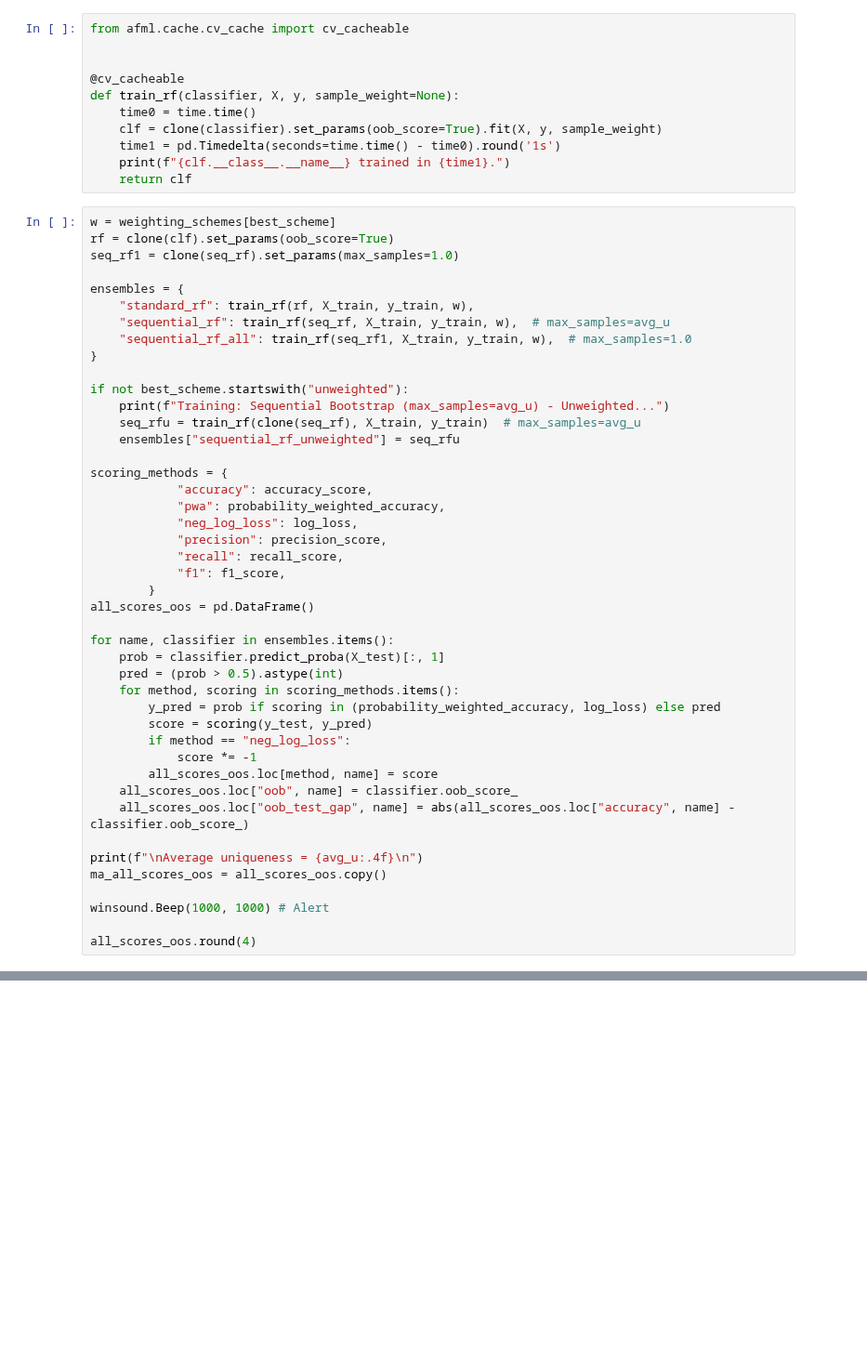
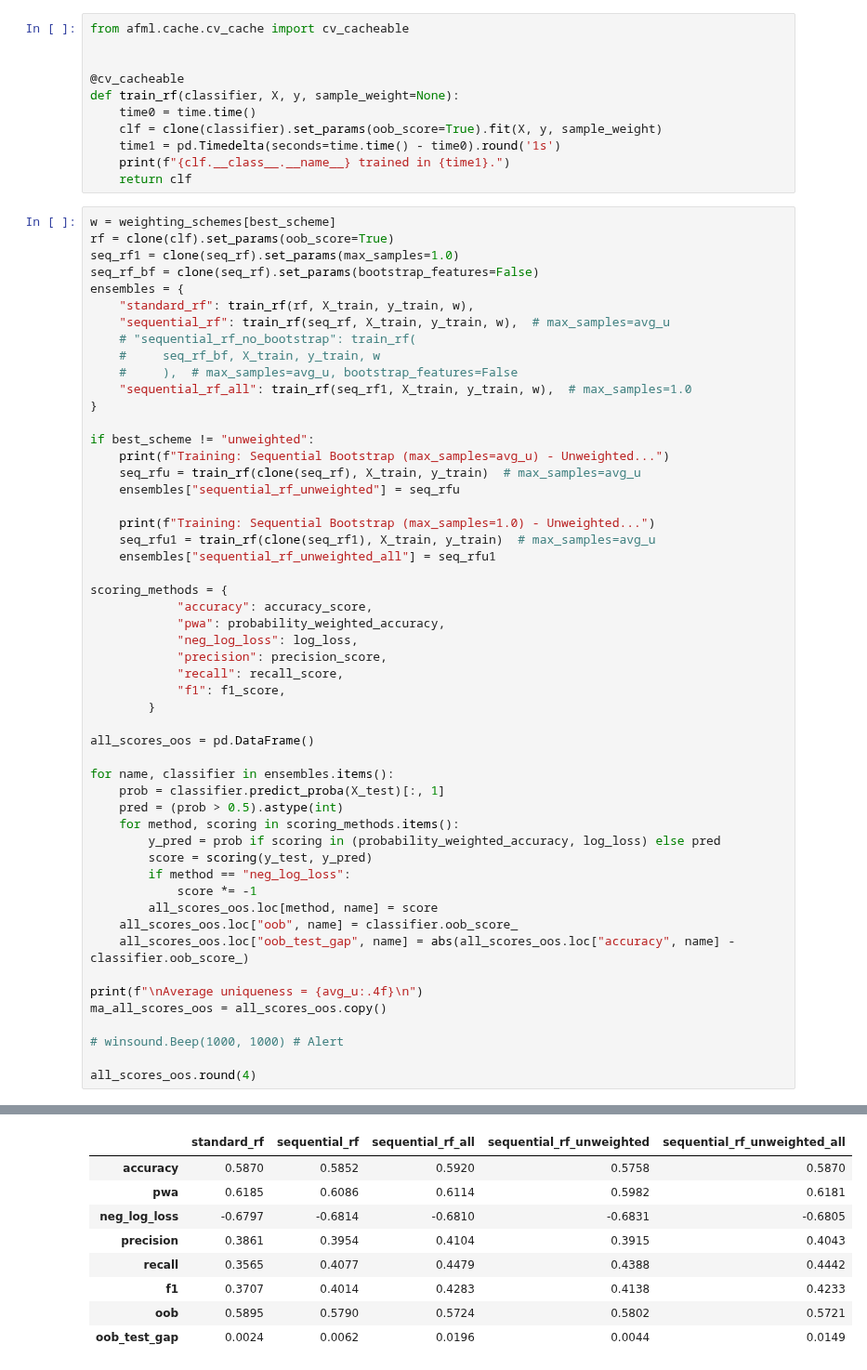
Before and after one commit to pnjoroge54/Machine-Learning-Blueprint, a Jupyter notebook: notebooks/Part_4_and_5-Sample Weights.ipynb, the cells around one changed output, grey strips where cells are left out. Shown at 93% size. Saved outputs shown, nothing was run; the diff lists cells and outputs as text; blank space fills up the shorter version.

```diff
--- a/notebooks/Part_4_and_5-Sample Weights.ipynb
+++ b/notebooks/Part_4_and_5-Sample Weights.ipynb
@@ -865,17 +865,24 @@ def train_rf(classifier, X, y, sample_weight=None):
 w = weighting_schemes[best_scheme]
 rf = clone(clf).set_params(oob_score=True)
 seq_rf1 = clone(seq_rf).set_params(max_samples=1.0)
-
+seq_rf_bf = clone(seq_rf).set_params(bootstrap_features=False)
 ensembles = {
     "standard_rf": train_rf(rf, X_train, y_train, w),
     "sequential_rf": train_rf(seq_rf, X_train, y_train, w),  # max_samples=avg_u
+    # "sequential_rf_no_bootstrap": train_rf(
+    #     seq_rf_bf, X_train, y_train, w
+    #     ),  # max_samples=avg_u, bootstrap_features=False
     "sequential_rf_all": train_rf(seq_rf1, X_train, y_train, w),  # max_samples=1.0
 }
 
-if not best_scheme.startswith("unweighted"):
+if best_scheme != "unweighted":
     print(f"Training: Sequential Bootstrap (max_samples=avg_u) - Unweighted...")
     seq_rfu = train_rf(clone(seq_rf), X_train, y_train)  # max_samples=avg_u
     ensembles["sequential_rf_unweighted"] = seq_rfu
+
+    print(f"Training: Sequential Bootstrap (max_samples=1.0) - Unweighted...")
+    seq_rfu1 = train_rf(clone(seq_rf1), X_train, y_train)  # max_samples=avg_u
+    ensembles["sequential_rf_unweighted_all"] = seq_rfu1
 
 scoring_methods = {
             "accuracy": accuracy_score,
@@ -885,6 +892,7 @@ scoring_methods = {
             "recall": recall_score,
             "f1": f1_score,
         }
+
 all_scores_oos = pd.DataFrame()
 
 for name, classifier in ensembles.items():
@@ -902,7 +910,7 @@ for name, classifier in ensembles.items():
 print(f"\nAverage uniqueness = {avg_u:.4f}\n")
 ma_all_scores_oos = all_scores_oos.copy()
 
-winsound.Beep(1000, 1000) # Alert
+# winsound.Beep(1000, 1000) # Alert
 
 all_scores_oos.round(4)
 # %% [output]
@@ -913 +925,10 @@ RandomForestClassifier trained in 0 days 00:00:02.
+|  | standard_rf | sequential_rf | sequential_rf_all | sequential_rf_unweighted | sequential_rf_unweighted_all |
+| accuracy | 0.5870 | 0.5852 | 0.5920 | 0.5758 | 0.5870 |
+| pwa | 0.6185 | 0.6086 | 0.6114 | 0.5982 | 0.6181 |
+| neg_log_loss | -0.6797 | -0.6814 | -0.6810 | -0.6831 | -0.6805 |
+| precision | 0.3861 | 0.3954 | 0.4104 | 0.3915 | 0.4043 |
+| recall | 0.3565 | 0.4077 | 0.4479 | 0.4388 | 0.4442 |
+| f1 | 0.3707 | 0.4014 | 0.4283 | 0.4138 | 0.4233 |
+| oob | 0.5895 | 0.5790 | 0.5724 | 0.5802 | 0.5721 |
+| oob_test_gap | 0.0024 | 0.0062 | 0.0196 | 0.0044 | 0.0149 |
 # %% [markdown]
```
Also changed, not shown: parts of 2 cells of this notebook.
